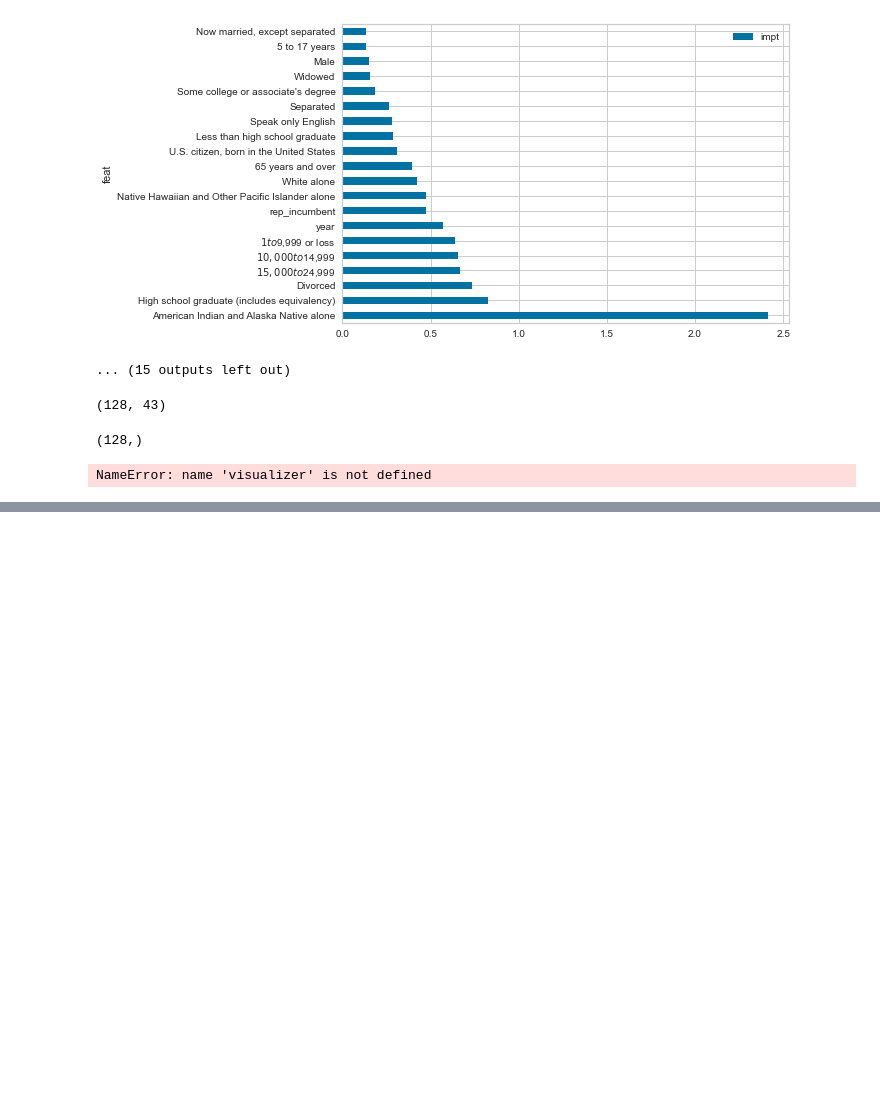
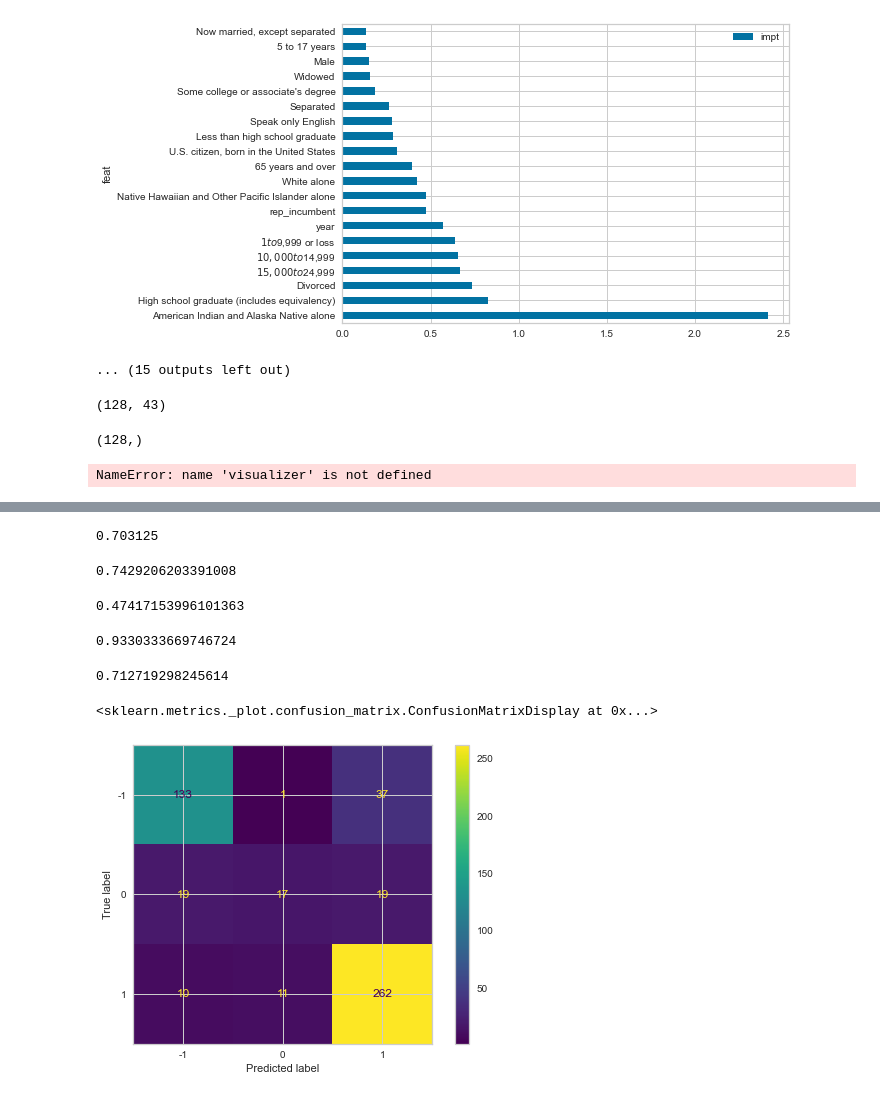
Before and after one commit to stone-ericm/State-Legislature-Election-Modeling, a Jupyter notebook: notebook.ipynb, the cells around one changed output, grey strips where cells are left out. Drawn from its saved outputs; the diff is of its cells as text; code cells hidden in the pictures; blank space fills up the shorter version.

```diff
--- a/notebook.ipynb
+++ b/notebook.ipynb
@@ -1376,0 +1375,4 @@ NameError: name 'visualizer' is not defined
+# %%
+X_train, X_test, y_train, y_test = train_test_split(data, pd.Series(target1), random_state = 42)
+# %%
+pipe.fit(X_train, y_train)
@@ -1376,0 +1420,15 @@ NameError: name 'visualizer' is not defined
+# %%
+tree = DecisionTreeClassifier()
+
+pipe = Pipeline([
+            ('preprocessor', preprocessor),
+                         ('scaler', scaler),
+                    ('tree', tree)])
+# %%
+pipe.fit(X_train, y_train)
+
+train_preds = pipe.predict(X_train)
+test_preds = pipe.predict(X_test)
+
+train_out = pipe.predict_proba(X_train)
+test_out = pipe.predict_proba(X_test)
@@ -1376,0 +1441,25 @@ NameError: name 'visualizer' is not defined
+# %%
+accuracy_score(y_test, test_preds)
+# %% [output]
+0.703125
+# %%
+f1_score(y_train, train_preds, average='macro')
+# %% [output]
+0.7429206203391008
+# %%
+f1_score(y_test, test_preds, average='macro')
+# %% [output]
+0.47417153996101363
+# %%
+roc_auc_score(y_train, train_out, multi_class='ovo')
+# %% [output]
+0.9330333669746724
+# %%
+roc_auc_score(y_test, test_out, multi_class='ovo', labels=[-1, 0, 1])
+# %% [output]
+0.712719298245614
+# %%
+plot_confusion_matrix(pipe, data, target1)
+# %% [output]
+<sklearn.metrics._plot.confusion_matrix.ConfusionMatrixDisplay at 0x...>
+[figure, added]
```
Also changed, not shown: parts of 72 cells of this notebook.
